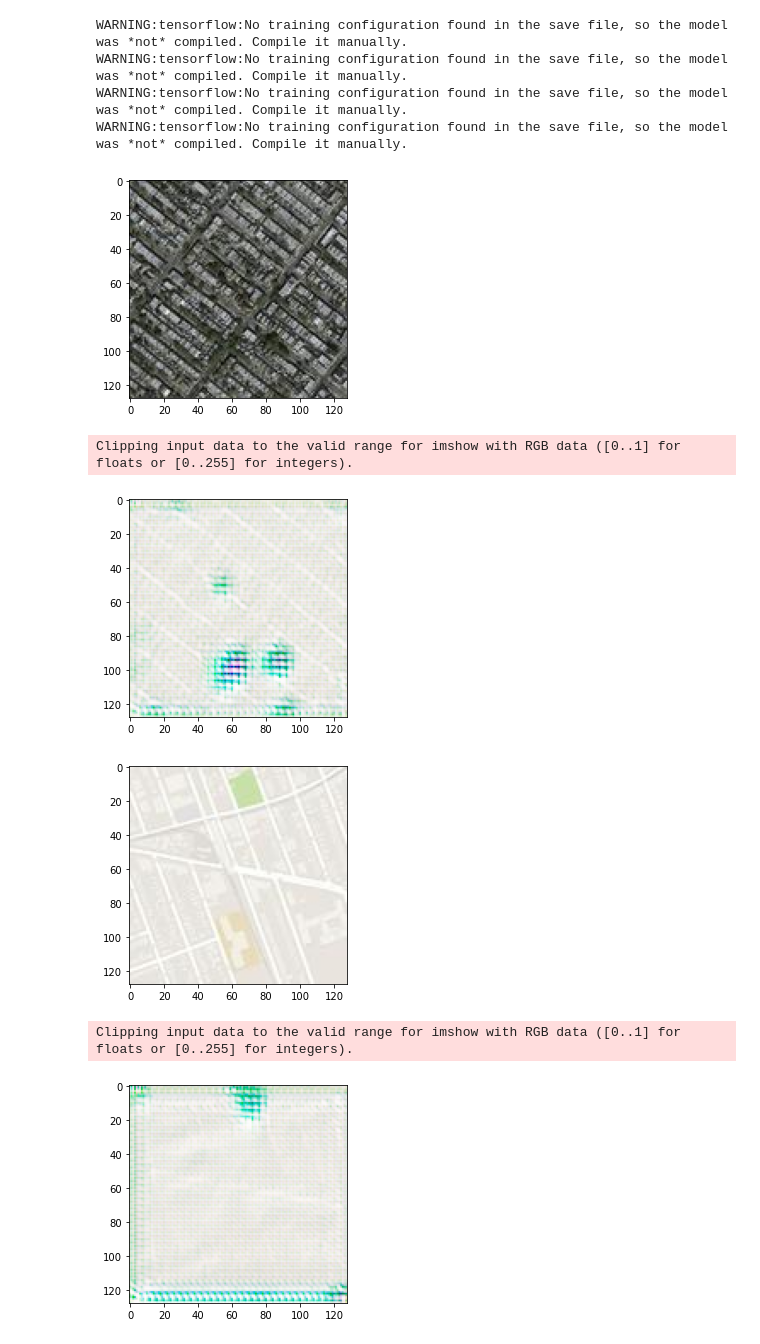
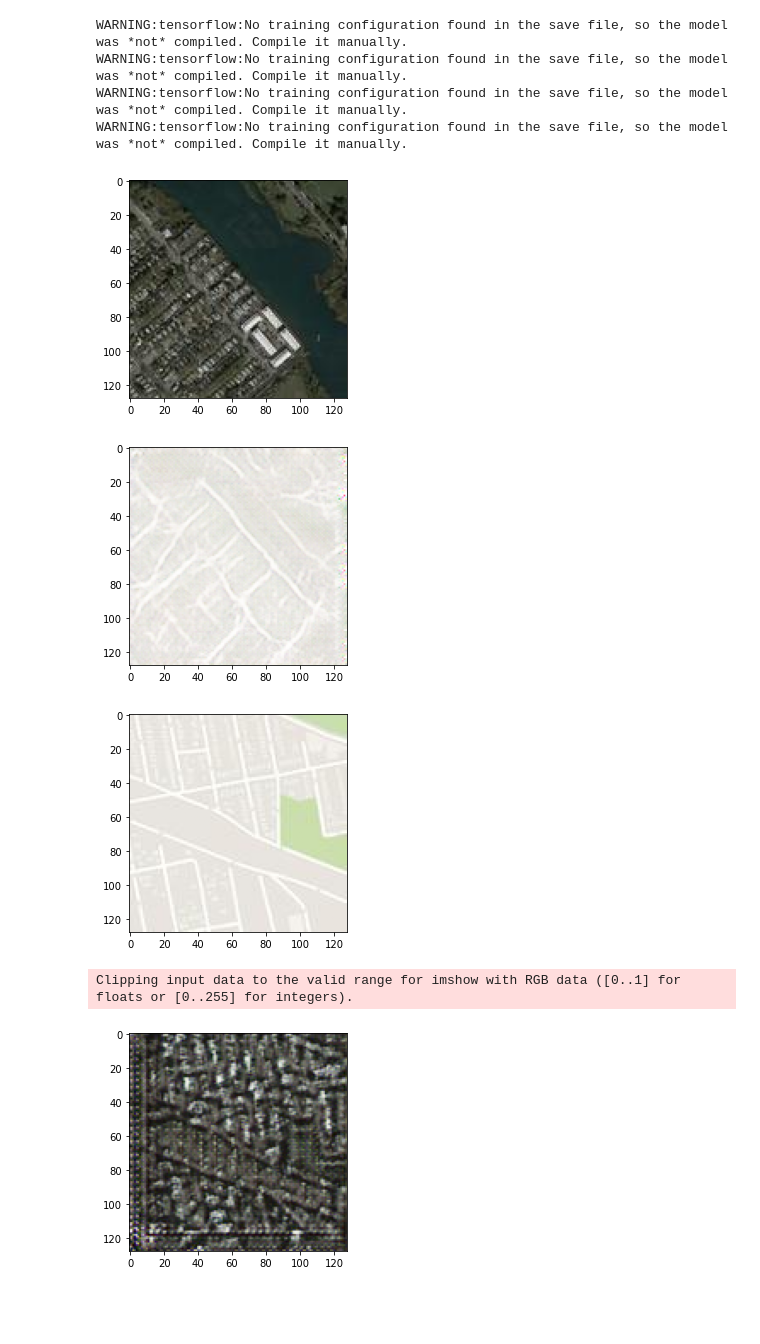
Before and after one commit to Astrojigs/Aerial-images-to-maps, a Jupyter notebook: Thesis CycleGAN.ipynb, the cells around one changed output. Cells and saved outputs as stored; diff of their text form; code cells hidden in the pictures; blank space fills up the shorter version.

```diff
--- a/Thesis CycleGAN.ipynb
+++ b/Thesis CycleGAN.ipynb
@@ -638,35 +687,36 @@ KeyboardInterrupt:
 # %%
 # recalling the models
 
-generator_g = tf.keras.models.load_model('./references/generator_gbackup 230epoch.h5',
+generator_g = tf.keras.models.load_model('generator_g_better2.h5',
                                          custom_objects={'InstanceNormalization':InstanceNormalization})
-generator_f = tf.keras.models.load_model('./references/generator_gbackup 230epoch.h5',custom_objects={'InstanceNormalization':InstanceNormalization})
+generator_f = tf.keras.models.load_model('generator_f_better.h5',custom_objects={'InstanceNormalization':InstanceNormalization})
 
-discriminator_x = tf.keras.models.load_model('./references/discriminator_xbackup 230epoch.h5',custom_objects={'InstanceNormalization':InstanceNormalization})
-discriminator_y = tf.keras.models.load_model('./references/discriminator_ybackup 230epoch.h5',custom_objects={'InstanceNormalization':InstanceNormalization})
+discriminator_x = tf.keras.models.load_model('discriminator_x_better2.h5',custom_objects={'InstanceNormalization':InstanceNormalization})
+discriminator_y = tf.keras.models.load_model('discriminator_y_better2.h5',custom_objects={'InstanceNormalization':InstanceNormalization})
 # %% [output]
 WARNING:tensorflow:No training configuration found in the save file, so the model was *not* compiled. Compile it manually.
 WARNING:tensorflow:No training configuration found in the save file, so the model was *not* compiled. Compile it manually.
 WARNING:tensorflow:No training configuration found in the save file, so the model was *not* compiled. Compile it manually.
 WARNING:tensorflow:No training configuration found in the save file, so the model was *not* compiled. Compile it manually.
 # %%
-plt.imshow(test_aerial[200].reshape(1,128,128,3)[0])
+img1 = 337
+plt.imshow(test_aerial[img1].reshape(1,128,128,3)[0])
 plt.show()
-plt.imshow(generator_g(test_aerial[200].reshape(1,128,128,3))[0])
+plt.imshow(generator_g(test_aerial[img1].reshape(1,128,128,3))[0])
 plt.show()
 # %% [output]
-[figure, old version]
+[figure, new version]
-Clipping input data to the valid range for imshow with RGB data ([0..1] for floats or [0..255] for integers).
-[figure, old version]
+[figure, new version]
 # %%
-plt.imshow(test_maps[20].reshape(1,128,128,3)[0])
+img2 = 112
+plt.imshow(test_maps[img2].reshape(1,128,128,3)[0])
 plt.show()
-plt.imshow(generator_f(test_maps[20].reshape(1,128,128,3))[0])
+plt.imshow(generator_f(test_maps[img2].reshape(1,128,128,3))[0])
 plt.show()
 # %% [output]
-[figure, old version]
+[figure, new version]
 Clipping input data to the valid range for imshow with RGB data ([0..1] for floats or [0..255] for integers).
-[figure, old version]
+[figure, new version]
 # %%
 def aerial_to_maps(aerial_image):
     """
```
Also changed, not shown: parts of 8 cells of this notebook.
